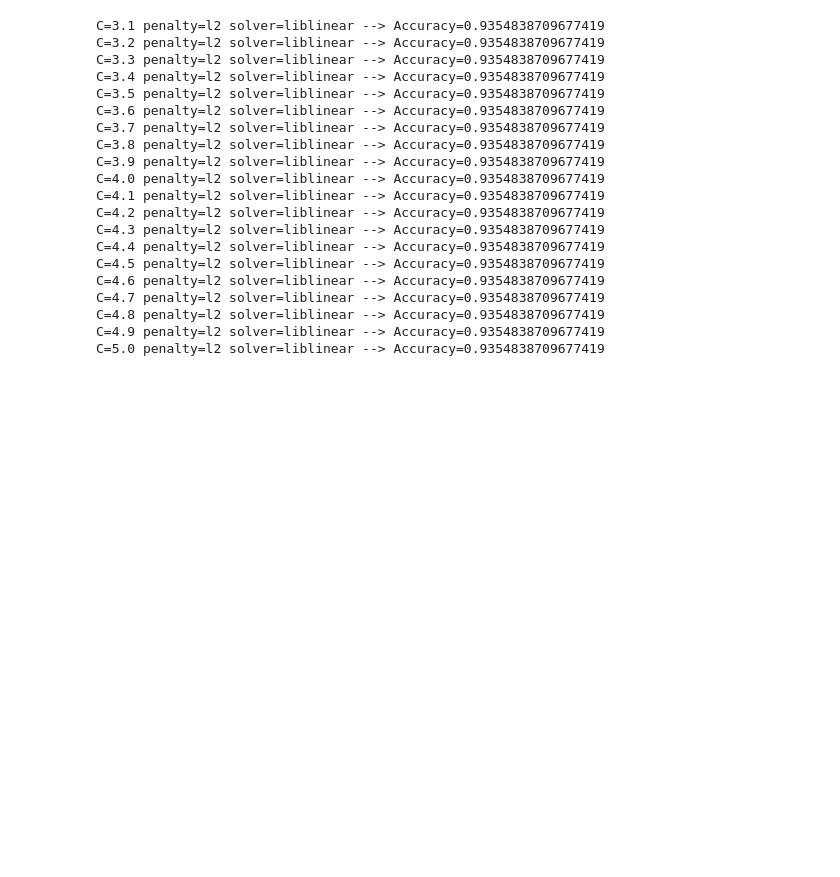
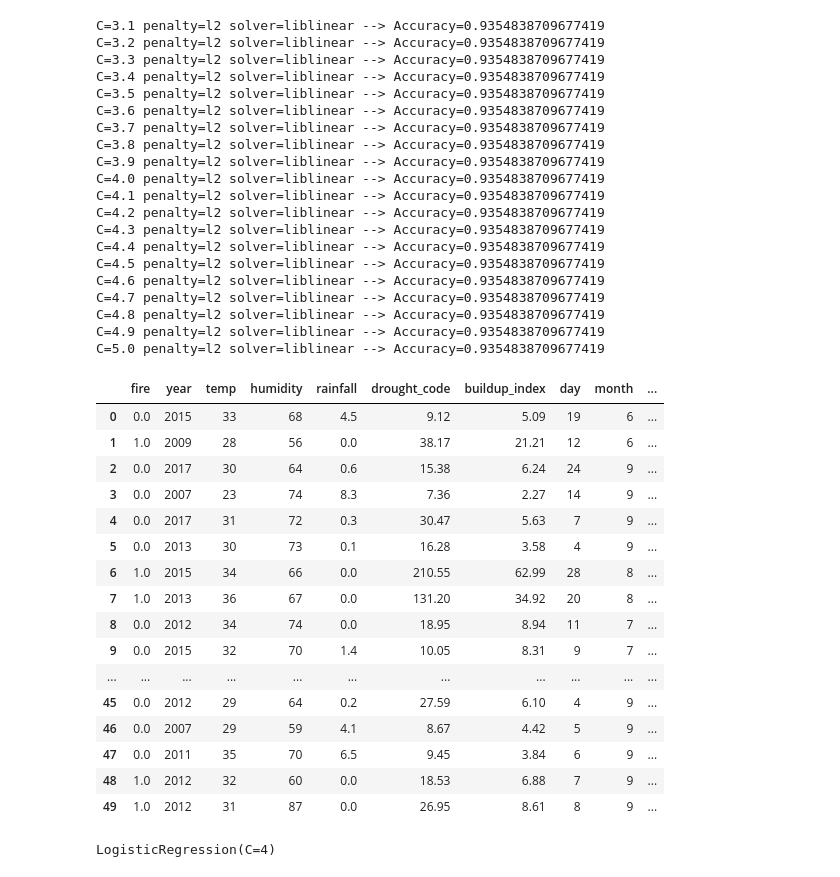
Before and after one commit to StephenMurph/CT401-Assignment-1, a Jupyter notebook: Logistic Regression training.ipynb, the cells around one changed output. Cells and saved outputs as stored; diff of their text form; code cells hidden in the pictures; blank space fills up the shorter version.

Commit message:
Finished tuning and testing for logistic regression

```diff
--- a/Logistic Regression training.ipynb
+++ b/Logistic Regression training.ipynb
@@ -356,3 +356,29 @@ C=4.7 penalty=l2 solver=liblinear --> Accuracy=0.9354838709677419
 C=4.8 penalty=l2 solver=liblinear --> Accuracy=0.9354838709677419
 C=4.9 penalty=l2 solver=liblinear --> Accuracy=0.9354838709677419
 C=5.0 penalty=l2 solver=liblinear --> Accuracy=0.9354838709677419
+# %%
+df_test = pd.read_csv("wildfires_test.csv")
+# %%
+enc = OrdinalEncoder(categories=[is_fire])
+# %%
+df_test['fire'] = enc.fit_transform(df_test[['fire']])
+# %%
+df_test
+# %% [output]
+|  | fire | year | temp | humidity | rainfall | drought_code | buildup_index | day | month | ... |
+| 0 | 0.0 | 2015 | 33 | 68 | 4.5 | 9.12 | 5.09 | 19 | 6 | ... |
+| 1 | 1.0 | 2009 | 28 | 56 | 0.0 | 38.17 | 21.21 | 12 | 6 | ... |
+| 2 | 0.0 | 2017 | 30 | 64 | 0.6 | 15.38 | 6.24 | 24 | 9 | ... |
+| 3 | 0.0 | 2007 | 23 | 74 | 8.3 | 7.36 | 2.27 | 14 | 9 | ... |
+| 4 | 0.0 | 2017 | 31 | 72 | 0.3 | 30.47 | 5.63 | 7 | 9 | ... |
+| 5 | 0.0 | 2013 | 30 | 73 | 0.1 | 16.28 | 3.58 | 4 | 9 | ... |
+| 6 | 1.0 | 2015 | 34 | 66 | 0.0 | 210.55 | 62.99 | 28 | 8 | ... |
+| 7 | 1.0 | 2013 | 36 | 67 | 0.0 | 131.20 | 34.92 | 20 | 8 | ... |
+| 8 | 0.0 | 2012 | 34 | 74 | 0.0 | 18.95 | 8.94 | 11 | 7 | ... |
+| 9 | 0.0 | 2015 | 32 | 70 | 1.4 | 10.05 | 8.31 | 9 | 7 | ... |
+| ... | ... | ... | ... | ... | ... | ... | ... | ... | ... | ... |
+| 45 | 0.0 | 2012 | 29 | 64 | 0.2 | 27.59 | 6.10 | 4 | 9 | ... |
+| 46 | 0.0 | 2007 | 29 | 59 | 4.1 | 8.67 | 4.42 | 5 | 9 | ... |
+| 47 | 0.0 | 2011 | 35 | 70 | 6.5 | 9.45 | 3.84 | 6 | 9 | ... |
+| 48 | 1.0 | 2012 | 32 | 60 | 0.0 | 18.53 | 6.88 | 7 | 9 | ... |
+| 49 | 1.0 | 2012 | 31 | 87 | 0.0 | 26.95 | 8.61 | 8 | 9 | ... |
@@ -358,0 +392,4 @@ C=5.0 penalty=l2 solver=liblinear --> Accuracy=0.9354838709677419
+# %%
+best_model.fit(X_train, y_train)
+# %% [output]
+LogisticRegression(C=4)
```
Also changed, not shown: parts of 5 cells of this notebook.
